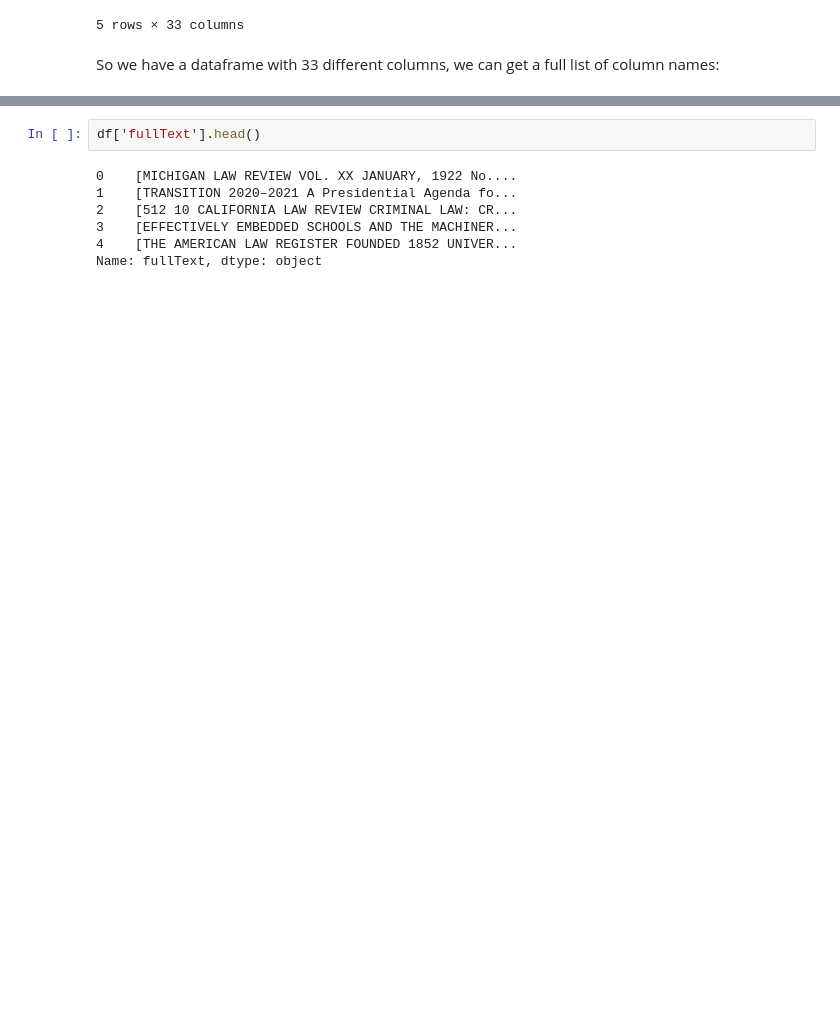
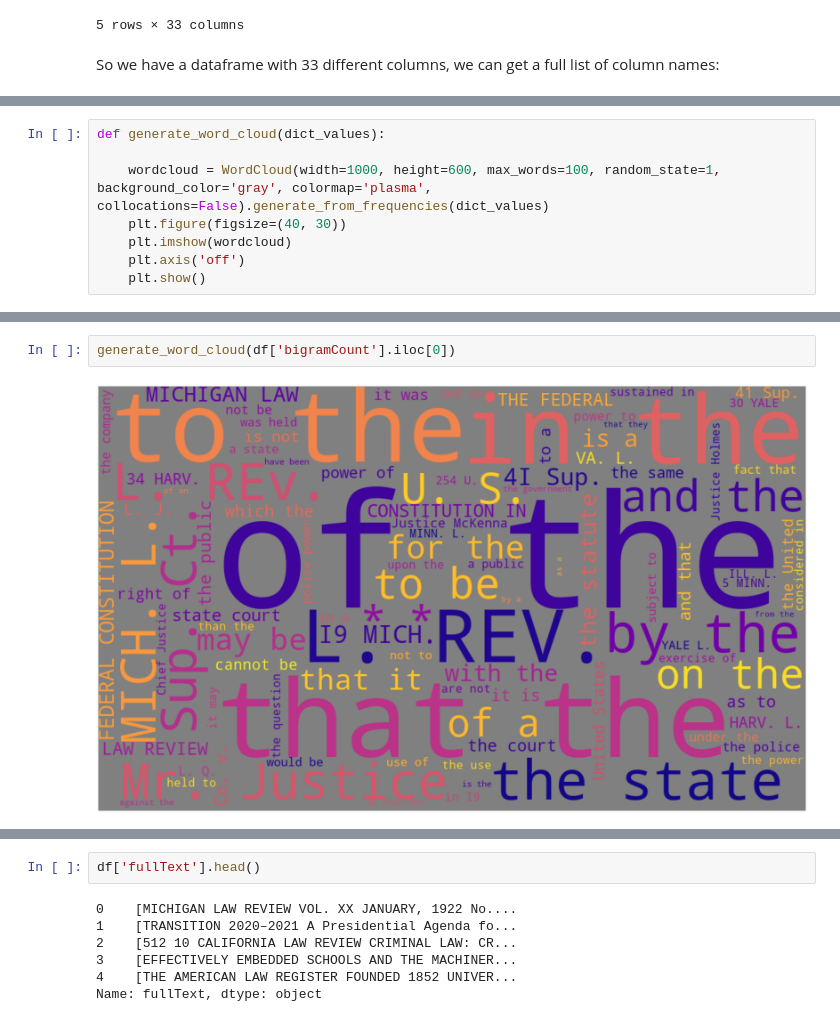
Before and after one commit to kspicer80/jstor_teaching_demo, a Jupyter notebook: jstor_testing_notebook.ipynb, the cells around one changed output, grey strips where cells are left out. Cells and saved outputs as stored; diff of their text form; blank space fills up the shorter version.

```diff
--- a/jstor_testing_notebook.ipynb
+++ b/jstor_testing_notebook.ipynb
@@ -38,0 +76,8 @@ Index(['words', 'counts'], dtype='object')
+# %%
+def generate_word_cloud(dict_values):
+
+    wordcloud = WordCloud(width=1000, height=600, max_words=100, random_state=1, background_color='gray', colormap='plasma', collocations=False).generate_from_frequencies(dict_values)
+    plt.figure(figsize=(40, 30))
+    plt.imshow(wordcloud)
+    plt.axis('off')
+    plt.show()
@@ -38,0 +88,4 @@ Index(['words', 'counts'], dtype='object')
+# %%
+generate_word_cloud(df['bigramCount'].iloc[0])
+# %% [output]
+[figure, added]
```
Also changed, not shown: parts of 34 cells of this notebook.
